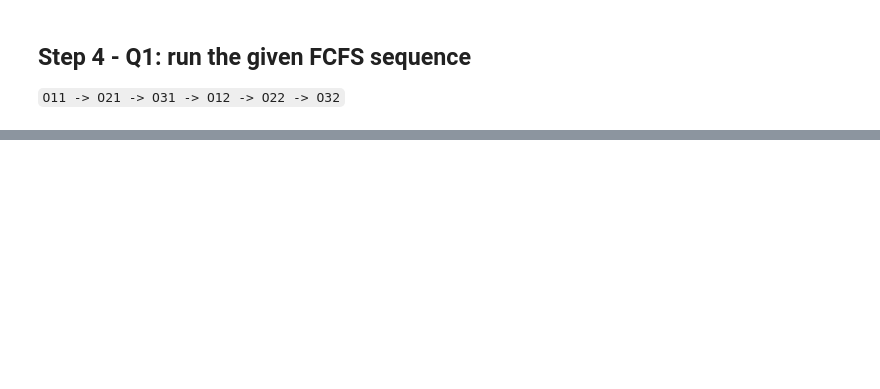
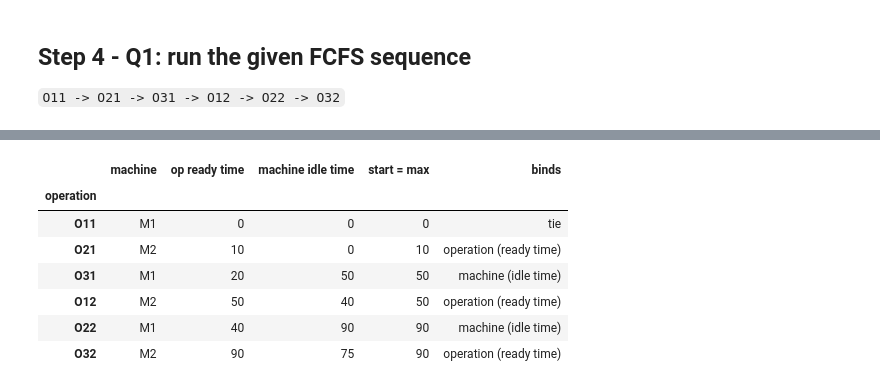
Before and after one commit to andrewtempany/AIML320-Assignment-3, a Jupyter notebook: Part1.ipynb, the cells around one changed output, grey strips where cells are left out. Saved outputs shown, nothing was run; the diff lists cells and outputs as text; code cells hidden in the pictures; blank space fills up the shorter version.

```diff
--- a/Part1.ipynb
+++ b/Part1.ipynb
@@ -139,0 +173,42 @@ results = report(fcfs_sequence)
+# %%
+# Q1 table: for each operation, the earliest ready time of the operation (its job
+# constraint) next to the earliest idle time of the machine it runs on (the resource
+# constraint). start = max(the two); 'binds' names whichever one decided the start.
+rows = []
+for r in results:
+    if r["ready"] > r["free"]:
+        binds = "operation (ready time)"
+    elif r["free"] > r["ready"]:
+        binds = "machine (idle time)"
+    else:
+        binds = "tie"
+    rows.append({
+        "operation": r["op"],
+        "machine": r["machine"],
+        "op ready time": r["ready"],
+        "machine idle time": r["free"],
+        "start = max": r["start"],
+        "binds": binds,
+    })
+
+try:
+    import pandas as pd
+    table = pd.DataFrame(rows).set_index("operation")
+    display(table)
+except ImportError:
+    # plain-text fallback if pandas is unavailable
+    hdr = f"{'op':<5}{'machine':<9}{'op ready':>9}{'mach idle':>11}{'start':>7}  binds"
+    print(hdr)
+    print("-" * len(hdr))
+    for row in rows:
+        print(f"{row['operation']:<5}{row['machine']:<9}{row['op ready time']:>9}"
+              f"{row['machine idle time']:>11}{row['start = max']:>7}  {row['binds']}")
+# %% [output]
+|  | machine | op ready time | machine idle time | start = max | binds |
+| operation |  |  |  |  |  |
+| O11 | M1 | 0 | 0 | 0 | tie |
+| O21 | M2 | 10 | 0 | 10 | operation (ready time) |
+| O31 | M1 | 20 | 50 | 50 | machine (idle time) |
+| O12 | M2 | 50 | 40 | 50 | operation (ready time) |
+| O22 | M1 | 40 | 90 | 90 | machine (idle time) |
+| O32 | M2 | 90 | 75 | 90 | operation (ready time) |
```
Also changed, not shown: parts of 15 cells of this notebook, 7 other files.
